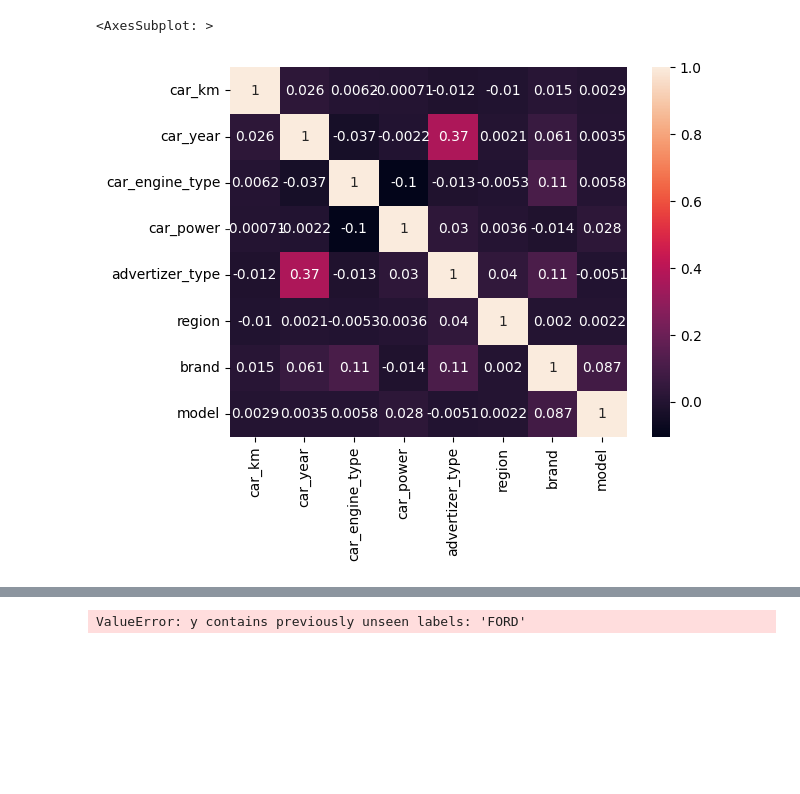
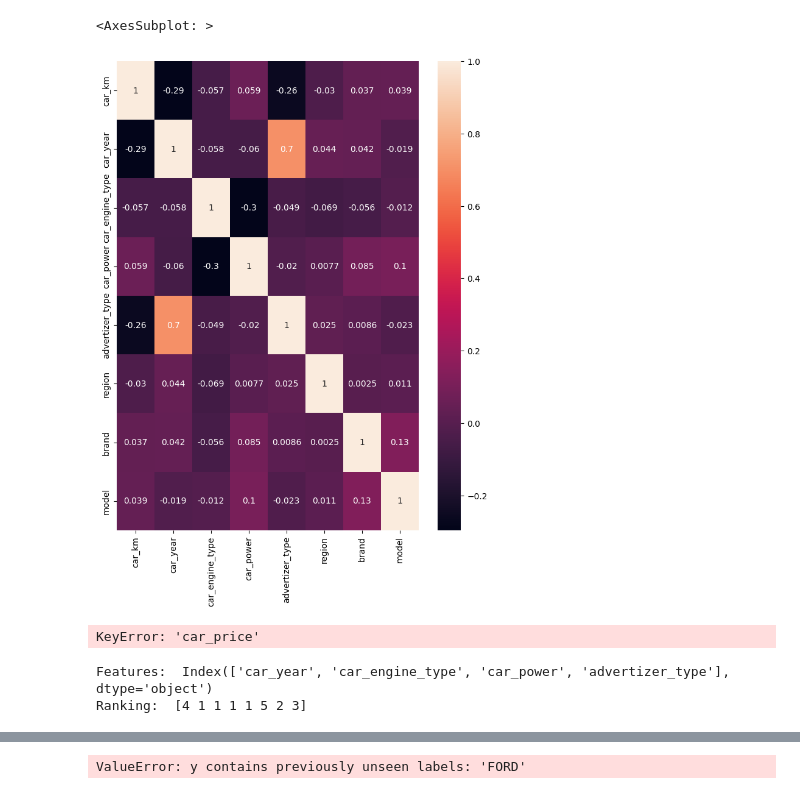
Before and after one commit to tihomir22/TAZOO, a Jupyter notebook: cochesUsadosMilanuncios.ipynb, the cells around one changed output, grey strips where cells are left out. Cells and saved outputs as stored; diff of their text form; code cells hidden in the pictures; blank space fills up the shorter version.

```diff
--- a/cochesUsadosMilanuncios.ipynb
+++ b/cochesUsadosMilanuncios.ipynb
@@ -5,15 +5,3 @@ import pandas as pd
 # Leemos el dataset
 cochesUsados = pd.read_csv('cochesPracticaOriginal.csv')
 cochesUsadosOriginal = cochesUsados.copy()
-# %%
-def cleanData(data):
-    # Eliminamos columnas innecesarias
-    data.drop(['Unnamed: 0','car_desc', 'image_url', 'ad_id','ad_type', 'ad_time', 'ts','car_door_num'], axis=1, inplace=True)
-    # Eliminamos lineas incorrectas csv
-    data= data[(data['ad_title'] != 'ad_title') & (data['car_year'].str.isnumeric())]
-    # Eliminamos lineas con valores nulos
-    data = data.dropna()
-    return data
-
-# Limpiamos dataset
-cochesUsados = cleanData(cochesUsados)
@@ -23,6 +8,3 @@ pd.DataFrame.to_csv(cochesUsados,'cochesFinal.csv', index=False)
-# %%
-# Cargamos los datos limpiados y añadimos cabeceras
-cochesUsados = pd.read_csv('cochesFinal.csv')
 # %%
 import string
 import unicodedata
@@ -223,0 +272,2 @@ def encodeNumber(data,keysList):
+# %%
+cochesUsados = generateLabelEncoder(cochesUsados)
@@ -237,19 +308,33 @@ from itertools import cycle
 
 
 cochesUsadosSinPrecio = cochesUsados.copy()
-#cochesUsadosSinPrecio = cochesUsadosSinPrecio[0:1000]
 
 soloPrecioCoches = cochesUsadosSinPrecio['car_price']
-cochesUsadosSinPrecio.drop(['car_price','ad_title'], axis=1, inplace=True)
-
-# Generamos los labels encoders
-cochesUsadosSinPrecio = generateLabelEncoder(cochesUsadosSinPrecio)
+cochesUsadosSinPrecio.drop(['car_price'], axis=1, inplace=True)
 
 eighty_percent_trainRawData, twenty_percent_trainRawData, eighty_percent_value_to_compare_results, twenty_percent_value_to_compare_results = train_test_split(
     cochesUsadosSinPrecio, soloPrecioCoches, test_size=0.2,random_state=42)
 # %%
-cochesUsadosSinPrecio
+#Sin precio
 sb.heatmap(cochesUsadosSinPrecio.corr(),annot=True)
 # %% [output]
 <AxesSubplot: >
-[figure, old version]
+[figure, new version]
+# %%
+cor = cochesUsadosSinPrecio.corr()
+cor_target = abs(cor['car_km'])
+cor_target.sort_values(ascending=False)
+# %% [output]
+KeyError: 'car_price'
+# %%
+from sklearn.linear_model import LinearRegression
+from sklearn.feature_selection import RFE
+
+model = LinearRegression()
+rfe = RFE(model, n_features_to_select=4)
+rfe.fit(cochesUsadosSinPrecio, soloPrecioCoches)
+print("Features: ", cochesUsadosSinPrecio.columns[rfe.support_])
+print("Ranking: ", rfe.ranking_)
+# %% [output]
+Features:  Index(['car_year', 'car_engine_type', 'car_power', 'advertizer_type'], dtype='object')
+Ranking:  [4 1 1 1 1 5 2 3]
```
Also changed, not shown: parts of 25 cells of this notebook.
